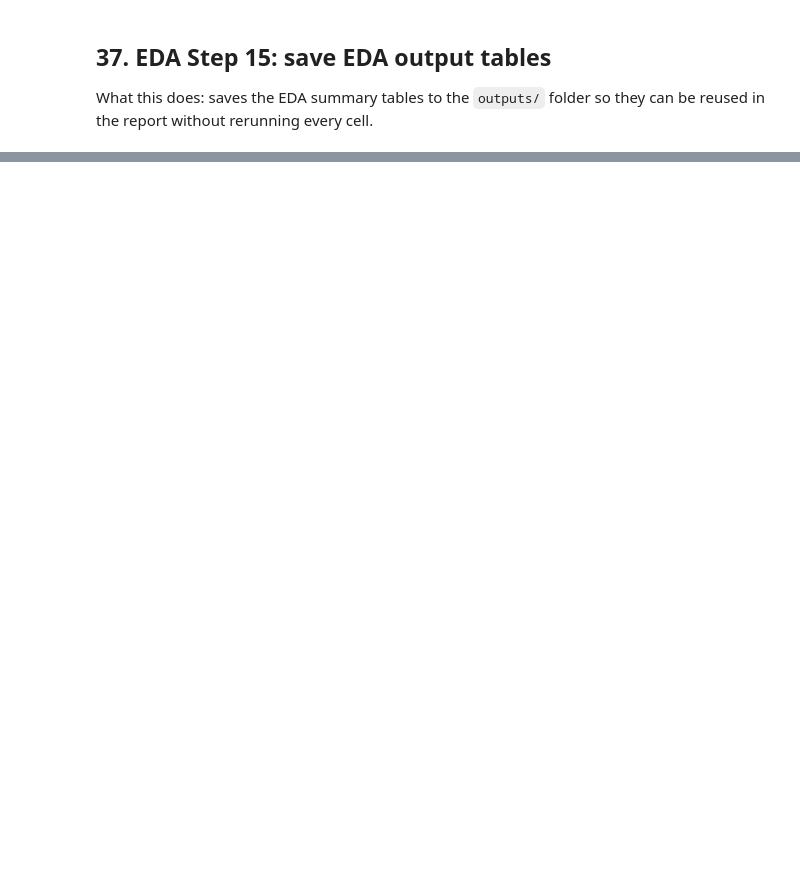
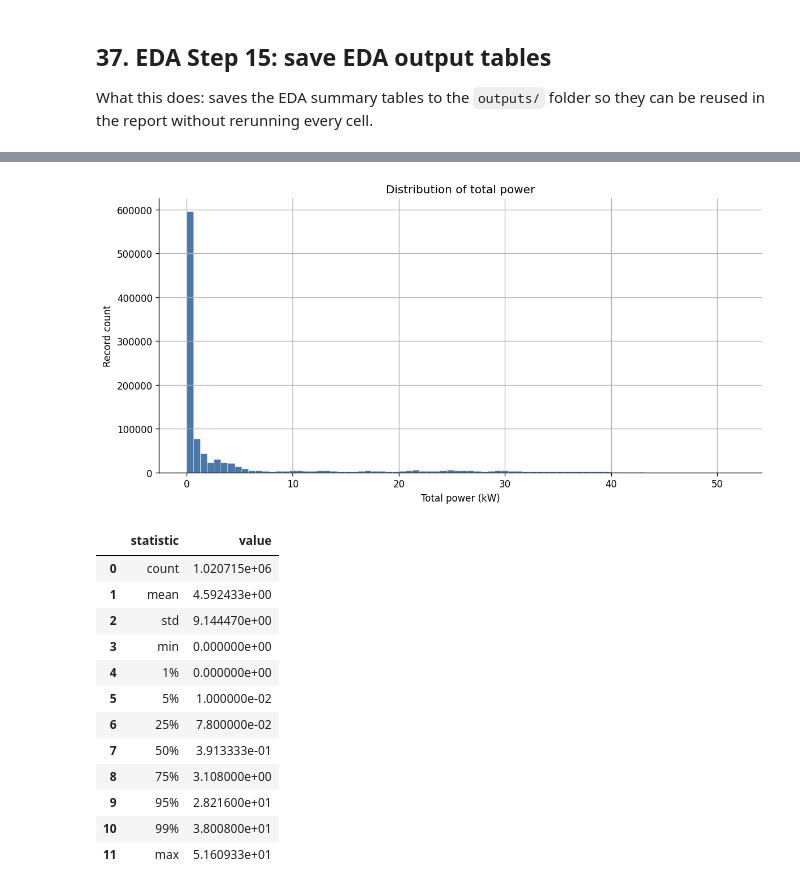
Before and after one commit to Lee-yongli/Artificial-Intelligence-for-Smart-Building-Log-Analysis, a Jupyter notebook: Artificial Intelligence for Smart-Building Log Analysis/merge_2018_2019_floors_3_4_5_7.ipynb, the cells around one changed output, grey strips where cells are left out. Drawn from its saved outputs; the diff is of its cells as text; code cells hidden in the pictures; blank space fills up the shorter version.

```diff
--- a/Artificial Intelligence for Smart-Building Log Analysis/merge_2018_2019_floors_3_4_5_7.ipynb
+++ b/Artificial Intelligence for Smart-Building Log Analysis/merge_2018_2019_floors_3_4_5_7.ipynb
@@ -1454,0 +1589,33 @@ display(eda_save_summary)
+# %%
+def eda_viz_04_total_power_distribution(df: pd.DataFrame) -> tuple[plt.Figure, pd.DataFrame, Path]:
+    values = df["total_power_kw"].dropna()
+    plot_data = values.describe(percentiles=[0.01, 0.05, 0.25, 0.5, 0.75, 0.95, 0.99]).reset_index()
+    plot_data.columns = ["statistic", "value"]
+
+    fig, ax = plt.subplots(figsize=(10, 5))
+    ax.hist(values, bins=80, color="#4c78a8", edgecolor="white", linewidth=0.3)
+    ax.set_title("Distribution of total power")
+    ax.set_xlabel("Total power (kW)")
+    ax.set_ylabel("Record count")
+
+    file_path = save_and_display_eda_figure(fig, "eda_04_total_power_distribution.png")
+    return fig, plot_data, file_path
+
+
+fig_power_distribution, eda_total_power_distribution_stats, eda_fig_power_distribution_path = eda_viz_04_total_power_distribution(eda_df)
+eda_total_power_distribution_stats
+# %% [output]
+[figure, added]
+|  | statistic | value |
+| 0 | count | 1.020715e+06 |
+| 1 | mean | 4.592433e+00 |
+| 2 | std | 9.144470e+00 |
+| 3 | min | 0.000000e+00 |
+| 4 | 1% | 0.000000e+00 |
+| 5 | 5% | 1.000000e-02 |
+| 6 | 25% | 7.800000e-02 |
+| 7 | 50% | 3.913333e-01 |
+| 8 | 75% | 3.108000e+00 |
+| 9 | 95% | 2.821600e+01 |
+| 10 | 99% | 3.800800e+01 |
+| 11 | max | 5.160933e+01 |
```
Also changed, not shown: parts of 25 cells of this notebook, 11 other files.
